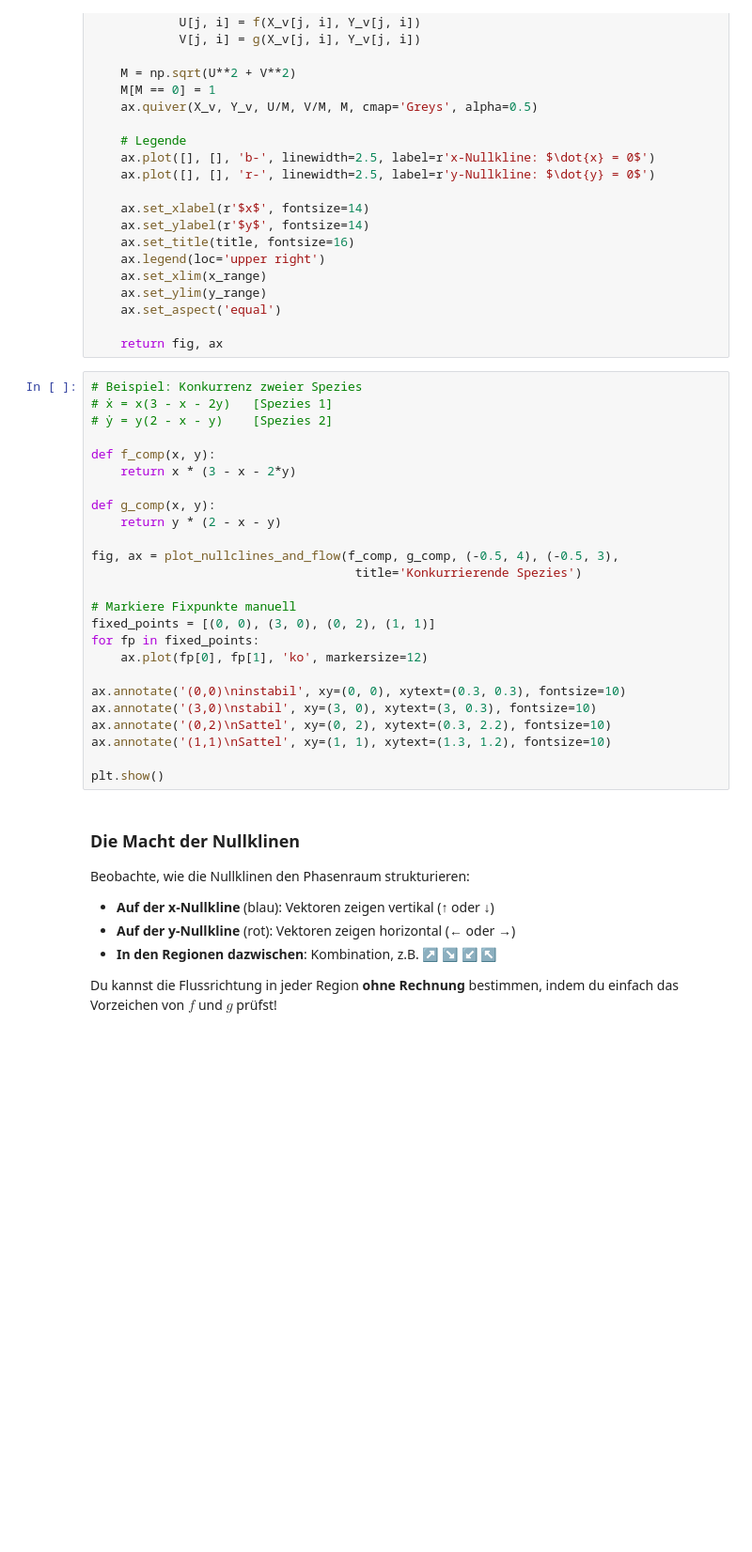
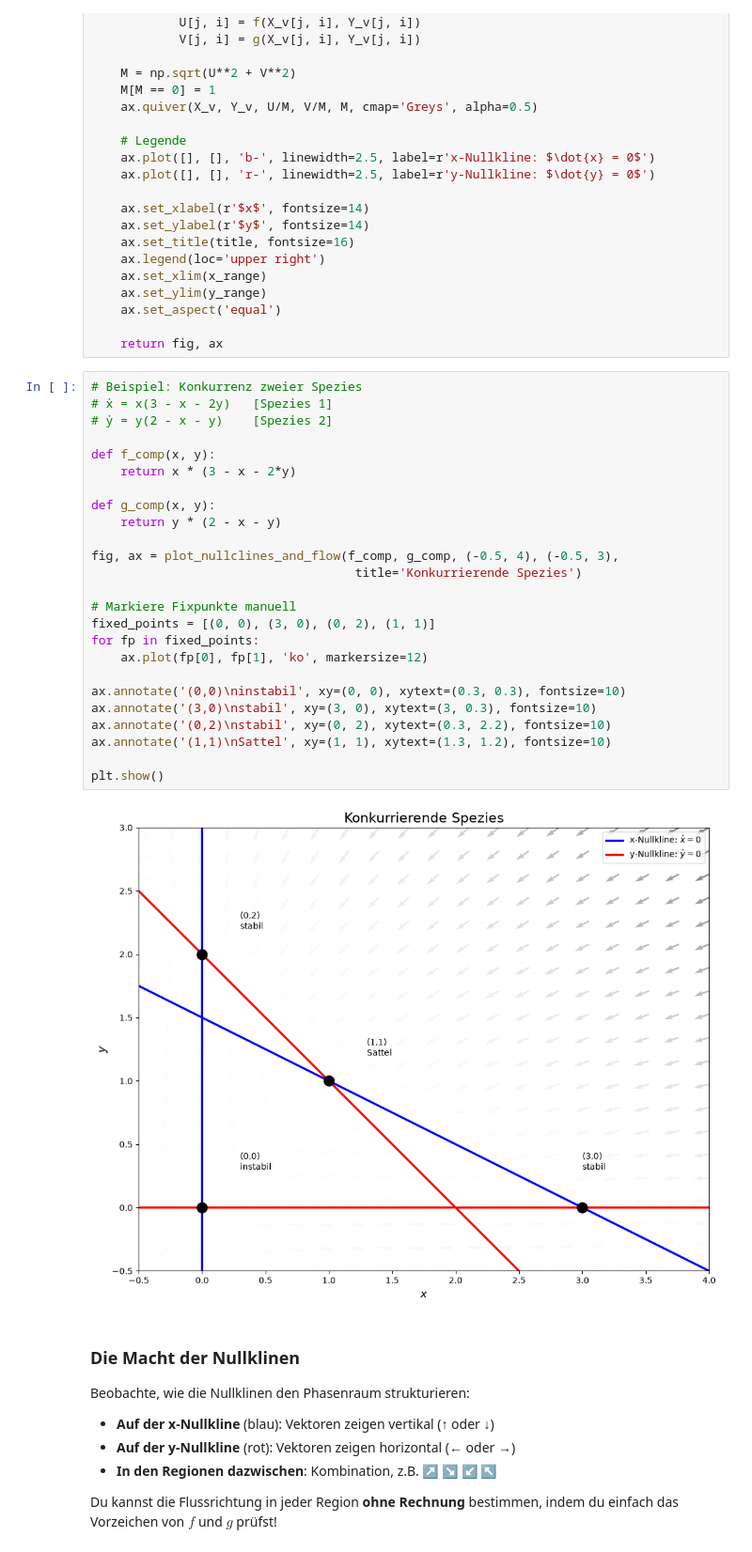
Before and after one commit to eddievanhalensolo/vector-fields-to-strange-attractors, a Jupyter notebook: notebooks/03_zweidimensionale_systeme.ipynb, the cells around one changed output. Shown at 94% size. Drawn from its saved outputs; the diff is of its cells as text; blank space fills up the shorter version.

```diff
--- a/notebooks/03_zweidimensionale_systeme.ipynb
+++ b/notebooks/03_zweidimensionale_systeme.ipynb
@@ -381,28 +389,30 @@ def plot_nullclines_and_flow(f, g, x_range, y_range, title=""):
 # %%
 # Beispiel: Konkurrenz zweier Spezies
 # ẋ = x(3 - x - 2y)   [Spezies 1]
 # ẏ = y(2 - x - y)    [Spezies 2]
 
 def f_comp(x, y):
     return x * (3 - x - 2*y)
 
 def g_comp(x, y):
     return y * (2 - x - y)
 
 fig, ax = plot_nullclines_and_flow(f_comp, g_comp, (-0.5, 4), (-0.5, 3),
                                     title='Konkurrierende Spezies')
 
 # Markiere Fixpunkte manuell
 fixed_points = [(0, 0), (3, 0), (0, 2), (1, 1)]
 for fp in fixed_points:
     ax.plot(fp[0], fp[1], 'ko', markersize=12)
 
 ax.annotate('(0,0)\ninstabil', xy=(0, 0), xytext=(0.3, 0.3), fontsize=10)
 ax.annotate('(3,0)\nstabil', xy=(3, 0), xytext=(3, 0.3), fontsize=10)
-ax.annotate('(0,2)\nSattel', xy=(0, 2), xytext=(0.3, 2.2), fontsize=10)
+ax.annotate('(0,2)\nstabil', xy=(0, 2), xytext=(0.3, 2.2), fontsize=10)
 ax.annotate('(1,1)\nSattel', xy=(1, 1), xytext=(1.3, 1.2), fontsize=10)
 
 plt.show()
+# %% [output]
+[figure, added]
 # %% [markdown]
 ### Die Macht der Nullklinen
 
```
Also changed, not shown: parts of 5 cells of this notebook, 16 other files.
